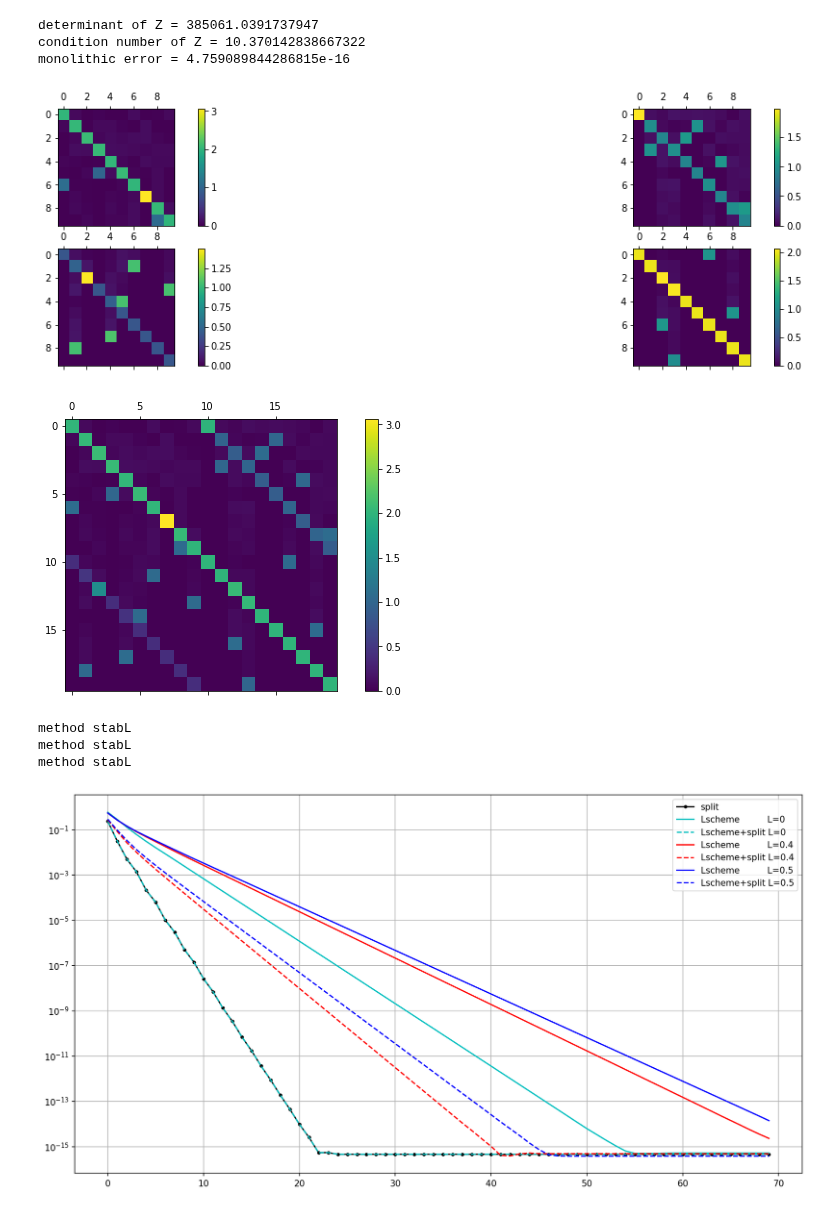
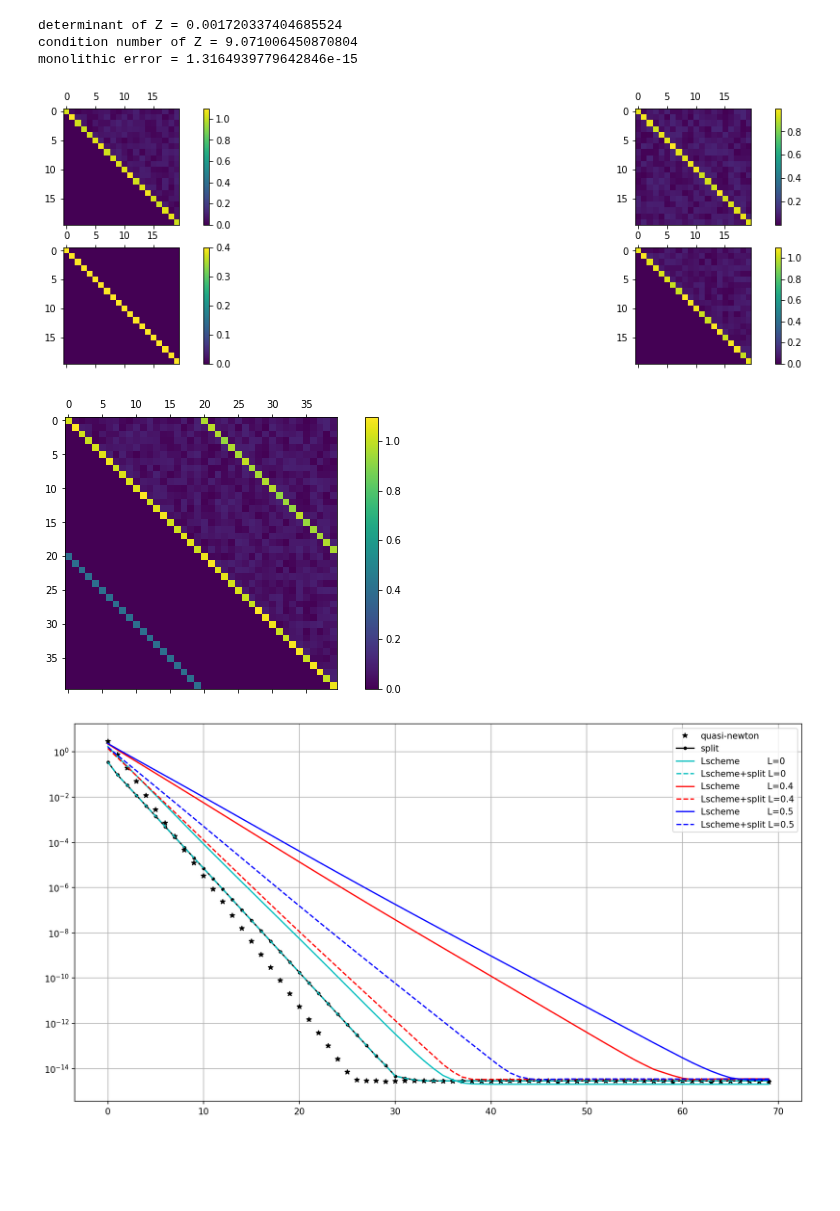
Before and after one commit to multiform-UoN/splittingschemes, a Jupyter notebook: python/splitting.ipynb, the cells around one changed output. Cells and saved outputs as stored; diff of their text form; code cells hidden in the pictures; blank space fills up the shorter version.

Commit message:
quasi Newton + Gauss-Seidel acceleration

```diff
--- a/python/splitting.ipynb
+++ b/python/splitting.ipynb
@@ -38,7 +38,6 @@ def generateMat1(w=0.1):
 ########################################################
 
 def method_stabL(nit, L):
-    print("method stabL")
     u = np.zeros(A.shape[0])
     v = np.zeros(A.shape[0])
     res = []
@@ -79,7 +78,6 @@ def method_split_stabL(nit, L):
     return u, v, AA, invAA, np.array(res)
 
 def method_gradsplit(nit, alpha):
-    print("method grad")
     u = np.zeros(A.shape[0])
     v = np.zeros(A.shape[0])
     res = []
@@ -104,9 +102,23 @@ def method_grad(nit, alpha):
         uv = uv - alpha*2*np.dot(Z.T,np.dot(Z,uv)-f)
         res.append(np.linalg.norm(sol - uv))
     return uv, np.array(res)
+
+def method_quasiNewton(nit, alpha):
+    u = np.zeros(A.shape[0])
+    v = np.zeros(A.shape[0])
+    res = []
+    for i in range(nit):
+        delta_u = linalg.solve(A, f1 - np.dot(A, u) - np.dot(B, v))
+        u = u + alpha*delta_u
+        delta_v = linalg.solve(D, f2 - np.dot(C, u) - np.dot(D, v))
+        v = v + alpha*delta_v
+        res.append(np.linalg.norm(sol - np.concatenate((u,v))))
+
+    return u, v, np.array(res)
 # %%
-size = 10
-A, B, C, D, Z = generateMat0(shuffle=True)
+size = 20
+
+A, B, C, D, Z = generateMat0(shuffle=False)
 #A, B, C, D, Z = generateMat1()
 
 f1 = np.random.rand(size)
@@ -118,9 +130,9 @@ f = np.concatenate((f1,f2))
 sol = linalg.solve(Z, f)
 print(f"monolithic error = {np.linalg.norm(f-np.dot(Z,sol))}")
 # %% [output]
-determinant of Z = 385061.0391737947
-condition number of Z = 10.370142838667322
-monolithic error = 4.759089844286815e-16
+determinant of Z = 0.001720337404685524
+condition number of Z = 9.071006450870804
+monolithic error = 1.3164939779642846e-15
 # %%
 fig, axs = plt.subplots(2, 2, figsize=(20,5))
 cax1 = axs[0,0].matshow(A)
@@ -138,35 +150,34 @@ fig.colorbar(cax, ax=ax)
 plt.savefig('matrix.pdf')
 plt.show()
 # %% [output]
-[figure, old version]
+[figure, new version]
-[figure, old version]
+[figure, new version]
 # %%
 nit = 70
 Lvec = [0.4, 0.5]
 clrs = ['r', 'b', 'g']
 
 plt.figure(dpi=150, figsize=(15,8))
 
+u_newton, v_newton, res_newton = method_quasiNewton(nit, 1.1)
 u_split, v_split, AA, invAA, res_split = method_split(nit)
 u_stabL, v_stabL, res_stabL0 = method_stabL(nit, 0)
 u_split_stabL, v_split_stabL, AA, invAA, res_split_stabL0 = method_split_stabL(nit, 0)
 
+plt.semilogy(res_newton, 'k*', label="quasi-newton")
 plt.semilogy(res_split, 'k.-', label="split")
 plt.semilogy(res_stabL0, 'c-',        label=f"Lscheme          L={0}")
 plt.semilogy(res_split_stabL0, 'c--', label=f"Lscheme+split L={0}")
 
 for i, L in enumerate(Lvec):
     u_stabL, v_stabL, res_stabL = method_stabL(nit, L)
     u_split_stabL, v_split_stabL, AA, invAA, res_split_stabL = method_split_stabL(nit, L)
-    plt.semilogy(res_stabL, f'{clrs[i]}-',        label=f"Lscheme          L={L}")
+    plt.semilogy(res_stabL,       f'{clrs[i]}-',  label=f"Lscheme          L={L}")
     plt.semilogy(res_split_stabL, f'{clrs[i]}--', label=f"Lscheme+split L={L}")
 
 plt.grid()
 plt.legend()
 plt.savefig('conv.pdf')
 plt.show()
 # %% [output]
-method stabL
-method stabL
-method stabL
-[figure, old version]
+[figure, new version]
```
Also changed, not shown: 2 other files.
